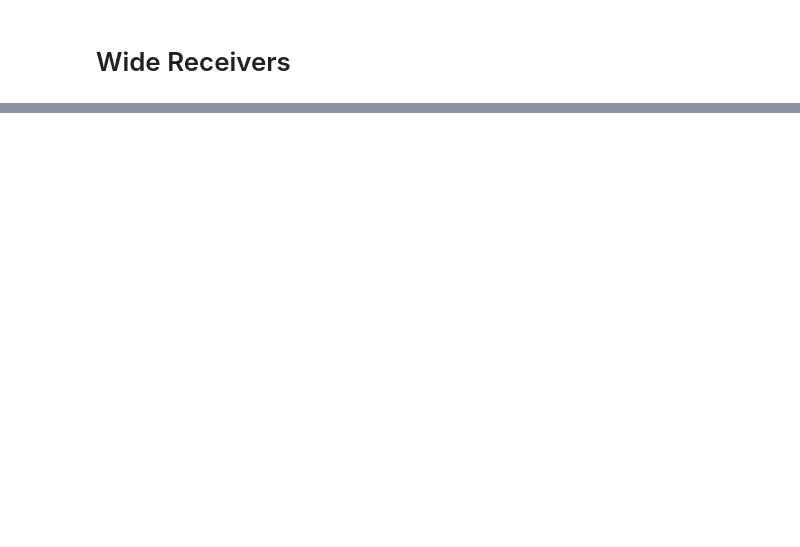
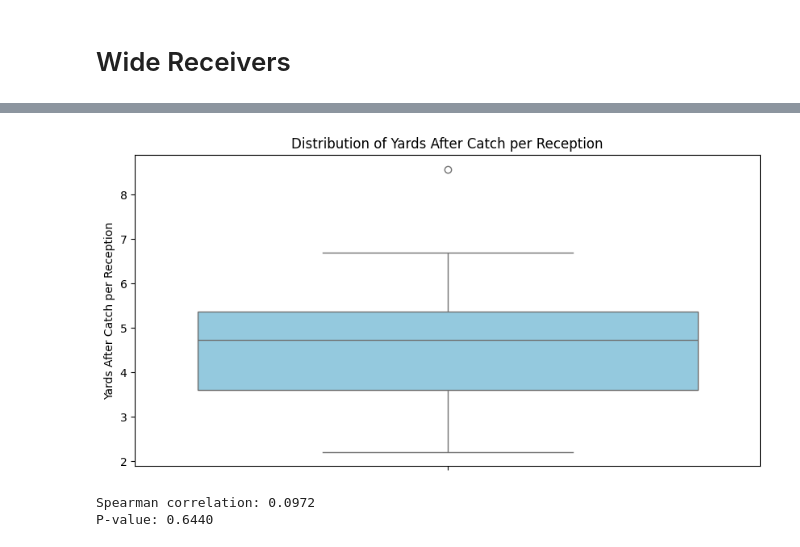
Before and after one commit to johannanguyen/nfl_stats, a Jupyter notebook: nfl_stats.ipynb, the cells around one changed output, grey strips where cells are left out. Cells and saved outputs as stored; diff of their text form; code cells hidden in the pictures; blank space fills up the shorter version.

```diff
--- a/nfl_stats.ipynb
+++ b/nfl_stats.ipynb
@@ -236,0 +255,33 @@ print(receiving_2024)
+# %%
+
+"""
+How does yards after catch (YAC) per reception vary across receivers?
+
+Spearman correlation
+  This measures the monotonic relationship between targets (Tgts) and touchdowns (TD).
+  0.0972 is very close to zero, meaning there is almost no relationship between a WR’s target volume and the number of touchdowns they scored.
+P-value
+  This tests the null hypothesis: there is no correlation between targets and TDs.
+  p = 0.6440 is much greater than 0.05, so we fail to reject the null hypothesis.
+
+Conclusion
+  More targets do not guarantee more touchdowns among these WRs.
+  High-volume receivers may not always be the primary TD scorers; some lower-target, explosive receivers can score just as much or more.
+"""
+receiving_2024["YACperRec"] = receiving_2024["Rec YAC/R"] / receiving_2024["Rec"]
+
+plt.figure(figsize=(10,5))
+sb.boxplot(y="YACperRec", data=receiving_2024, color="skyblue")
+plt.title("Distribution of Yards After Catch per Reception")
+plt.ylabel("Yards After Catch per Reception")
+plt.show()
+
+# Compute Spearman correlation directly from the DataFrame
+spearman_corr, p_value = spearmanr(receiving_2024["Tgts"], receiving_2024["TD"])
+
+print(f"Spearman correlation: {spearman_corr:.4f}")
+print(f"P-value: {p_value:.4f}")
+# %% [output]
+[figure, added]
+Spearman correlation: 0.0972
+P-value: 0.6440
```
Also changed, not shown: parts of 4 cells of this notebook.
